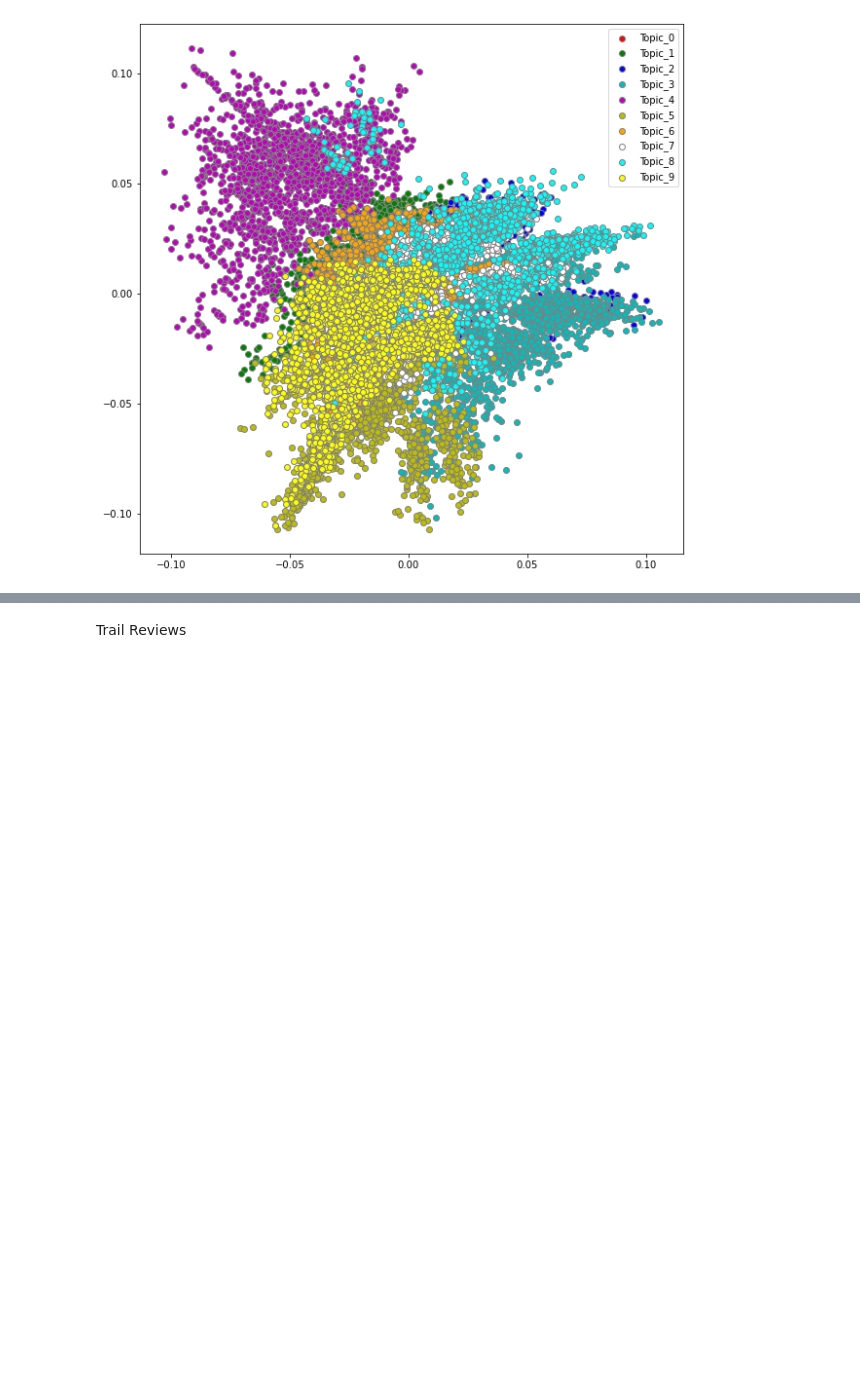
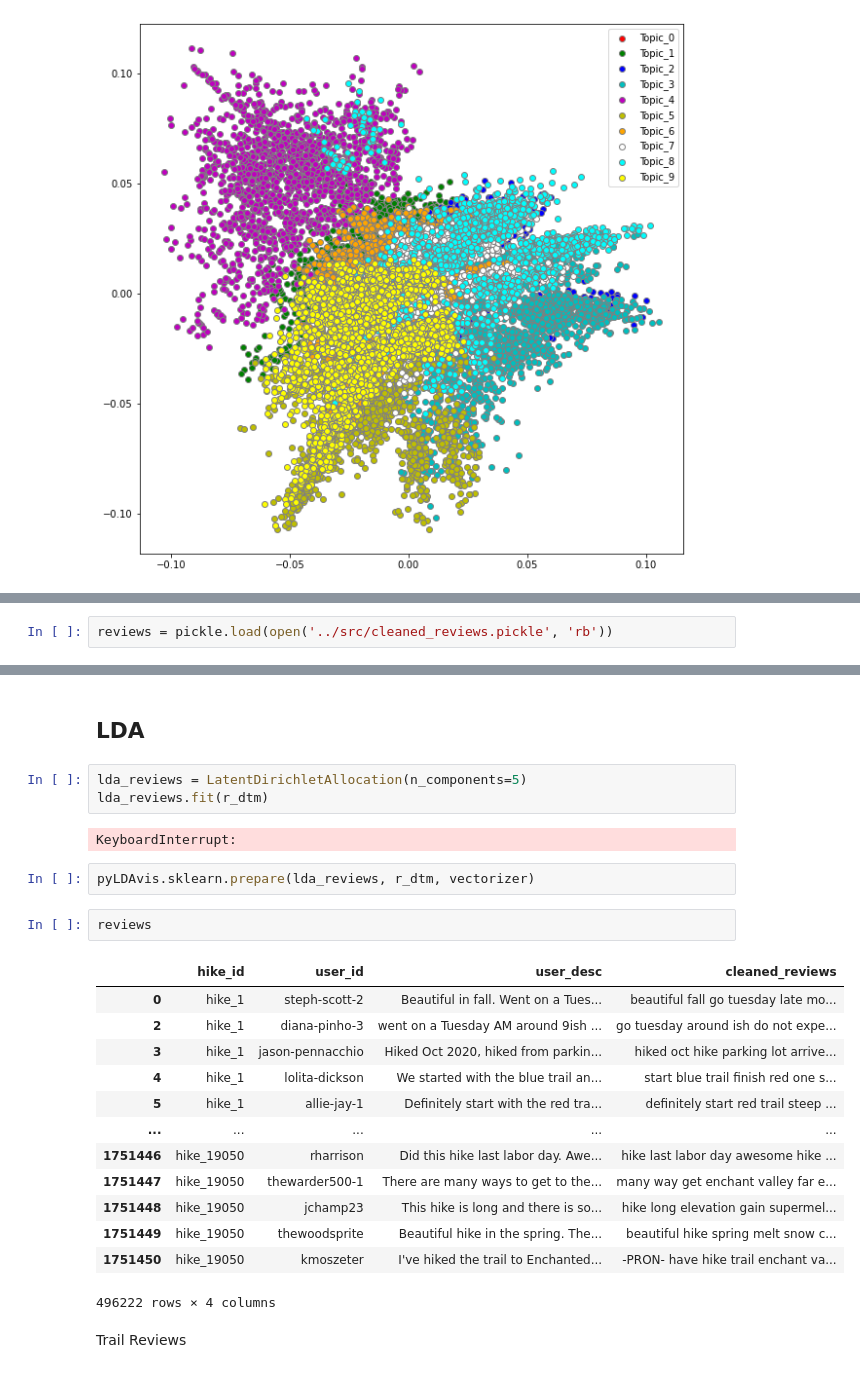
Before and after one commit to aauyeung19/Hiking-Trail-Recommendation-NLP, a Jupyter notebook: lib/topic_model_prototype.ipynb, the cells around one changed output, grey strips where cells are left out. Cells and saved outputs as stored; diff of their text form; blank space fills up the shorter version.

```diff
--- a/lib/topic_model_prototype.ipynb
+++ b/lib/topic_model_prototype.ipynb
@@ -192,0 +214,2 @@ moderately, traffic, use, mile, near, locate, primarily, massachusetts, road, no
+# %%
+reviews = pickle.load(open('../src/cleaned_reviews.pickle', 'rb'))
@@ -193,3 +254,28 @@ moderately, traffic, use, mile, near, locate, primarily, massachusetts, road, no
+# %% [markdown]
+## LDA
+# %%
+lda_reviews = LatentDirichletAllocation(n_components=5)
+lda_reviews.fit(r_dtm)
+# %% [output]
+KeyboardInterrupt:
+# %%
+pyLDAvis.sklearn.prepare(lda_reviews, r_dtm, vectorizer)
+# %%
+reviews
+# %% [output]
+|  | hike_id | user_id | user_desc | cleaned_reviews |
+| 0 | hike_1 | steph-scott-2 | Beautiful in fall. Went on a Tues... | beautiful fall go tuesday late mo... |
+| 2 | hike_1 | diana-pinho-3 | went on a Tuesday AM around 9ish ... | go tuesday around ish do not expe... |
+| 3 | hike_1 | jason-pennacchio | Hiked Oct 2020, hiked from parkin... | hiked oct hike parking lot arrive... |
+| 4 | hike_1 | lolita-dickson | We started with the blue trail an... | start blue trail finish red one s... |
+| 5 | hike_1 | allie-jay-1 | Definitely start with the red tra... | definitely start red trail steep ... |
+| ... | ... | ... | ... | ... |
+| 1751446 | hike_19050 | rharrison | Did this hike last labor day. Awe... | hike last labor day awesome hike ... |
+| 1751447 | hike_19050 | thewarder500-1 | There are many ways to get to the... | many way get enchant valley far e... |
+| 1751448 | hike_19050 | jchamp23 | This hike is long and there is so... | hike long elevation gain supermel... |
+| 1751449 | hike_19050 | thewoodsprite | Beautiful hike in the spring. The... | beautiful hike spring melt snow c... |
+| 1751450 | hike_19050 | kmoszeter | I've hiked the trail to Enchanted... | -PRON- have hike trail enchant va... |
+496222 rows × 4 columns
 # %% [markdown]
 
 Trail Reviews
```
Also changed, not shown: parts of 23 cells of this notebook.
